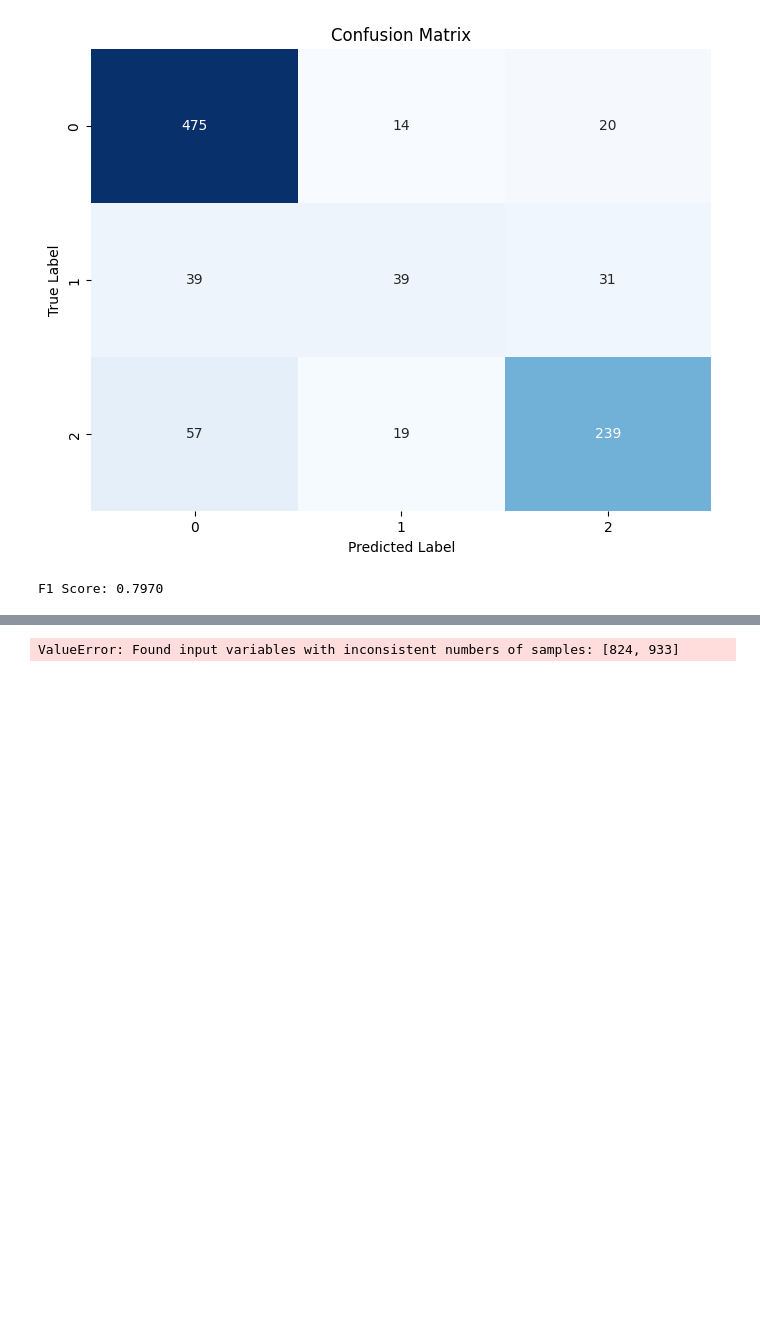
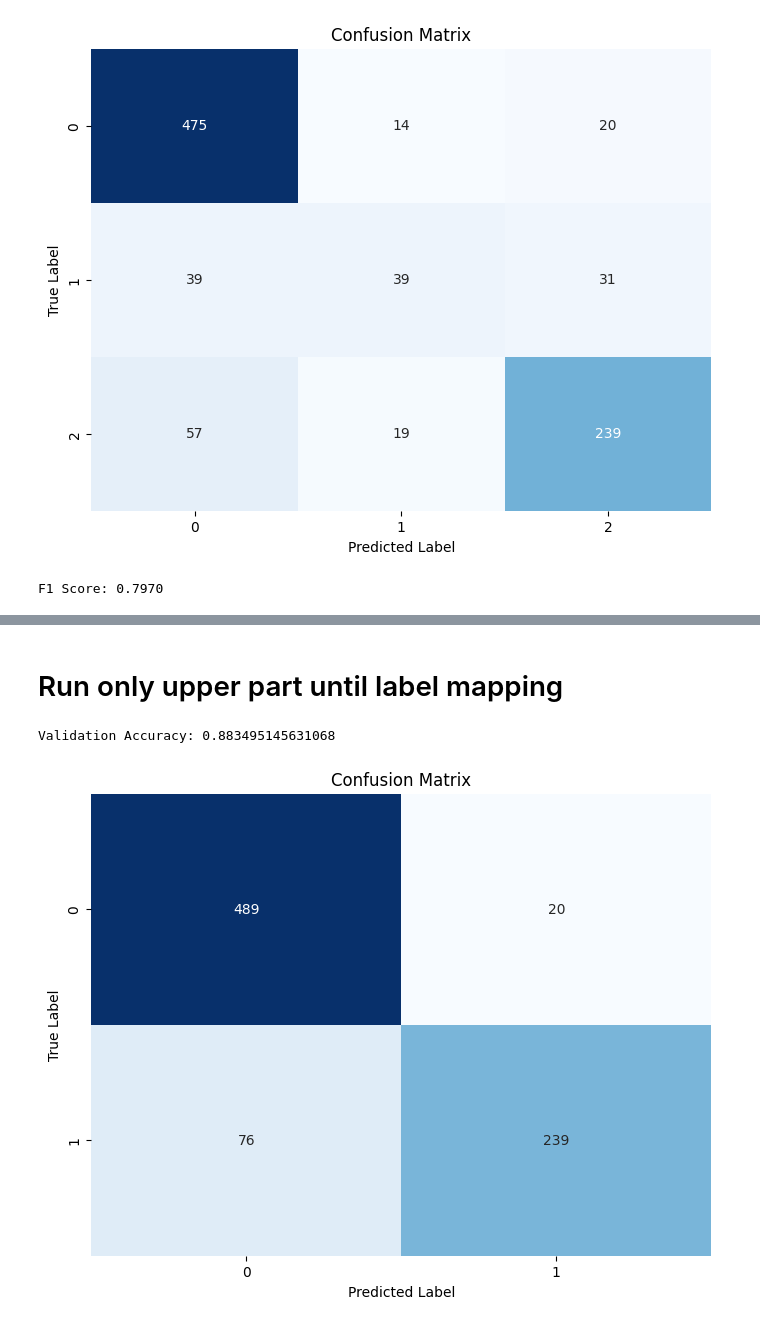
Before and after one commit to Wi-Protect/ML, a Jupyter notebook: final_processing/knnUsers.ipynb, the cells around one changed output, grey strips where cells are left out. Cells and saved outputs as stored; diff of their text form; code cells hidden in the pictures; blank space fills up the shorter version.

```diff
--- a/final_processing/knnUsers.ipynb
+++ b/final_processing/knnUsers.ipynb
@@ -181,7 +148,3 @@ f1 = f1_score(y_val, y_pred, average='weighted')
 print(f"F1 Score: {f1:.4f}")
 # %% [output]
 F1 Score: 0.7970
-# %%
-y_pred_new = y_pred[y_val != 1]
-
-y_val = y_val[y_val != 1]
@@ -190,17 +181,37 @@ IndexError: boolean index did not match indexed array along dimension 0; dimensi
+# %% [markdown]
+# Run only upper part until label mapping
+# %%
+night_y_val = []
+night_y_pred = []
+
+for i in range (len(y_pred)):
+	if y_val.iloc[i] != 5:
+		night_y_val.append(predictionMapping(y_val.iloc[i]))
+		if y_pred[i] == 5:
+			night_y_pred.append(predictionMapping(0))
+		else:
+			night_y_pred.append(predictionMapping(y_pred[i]))
+# %%
+from sklearn import metrics
+
+accuracy = metrics.accuracy_score(night_y_pred, night_y_val)
+print("Validation Accuracy:", accuracy)
+# %% [output]
+Validation Accuracy: 0.883495145631068
 # %%
 from sklearn.metrics import confusion_matrix
 from matplotlib import pyplot as plt
 import seaborn as sns
 
 # Generate the confusion matrix
-cm = confusion_matrix(y_val, y_pred)
+cm = confusion_matrix(night_y_val, night_y_pred)
 
 # Plot the confusion matrix using seaborn heatmap
 plt.figure(figsize=(8, 6))
 sns.heatmap(cm, annot=True, fmt="d", cmap="Blues", cbar=False)
 plt.title("Confusion Matrix")
 plt.xlabel("Predicted Label")
 plt.ylabel("True Label")
 plt.show()
 # %% [output]
-ValueError: Found input variables with inconsistent numbers of samples: [824, 933]
+[figure, added]
```
Also changed, not shown: parts of 7 cells of this notebook, 1 other file.
